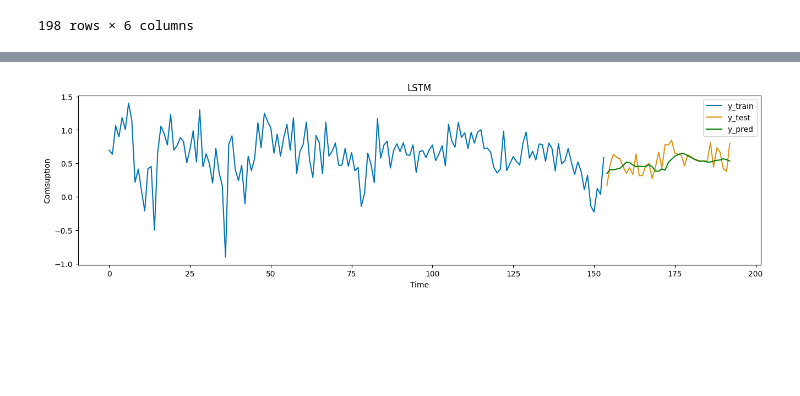
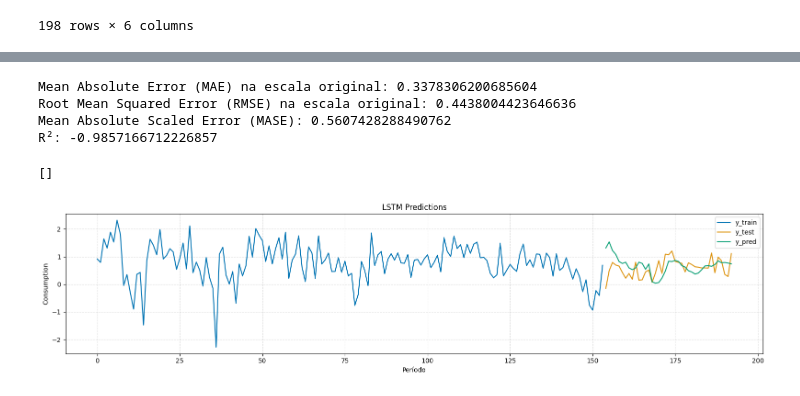
Before and after one commit to ramalhogs/Series_temporais_A2, a Jupyter notebook: LSTM.ipynb, the cells around one changed output, grey strips where cells are left out. Cells and saved outputs as stored; diff of their text form; code cells hidden in the pictures; blank space fills up the shorter version.

Commit message:
fix lstm and plot

```diff
--- a/LSTM.ipynb
+++ b/LSTM.ipynb
@@ -148,0 +75,17 @@ Plotando os resultados:
+# %%
+# Compilando o modelo
+model.compile(optimizer=Adam(learning_rate=0.001), loss="mean_squared_error")
+
+# Treinando o modelo
+history = model.fit(
+    X_train, y_train,
+    epochs=50, batch_size=8, verbose=1
+)
+
+# Avaliando o modelo no conjunto de teste
+loss = model.evaluate(X_test, y_test)
+print(f"Loss no conjunto de teste: {loss}")
+
+# Fazendo previsões
+X_test = np.array(X_test)
+y_pred = model.predict(X_test)
@@ -149,31 +110,53 @@ Plotando os resultados:
+# %%
+# Invertendo a escala do target
+y_test_original = scaler_y.inverse_transform(y_test)
+y_pred_original = scaler_y.inverse_transform(y_pred)
+
+# Calculando as métricas
+mae_original = mean_absolute_error(y_test_original, y_pred_original)
+rmse_original = np.sqrt(mean_squared_error(y_test_original, y_pred_original))
+
+# Calculando o MASE
+def mean_absolute_scaled_error(y_true, y_pred, y_train_original):
+    naive_forecast_errors = np.abs(np.diff(y_train_original.flatten()))
+    mae_naive = np.mean(naive_forecast_errors)
+    mae_model = mean_absolute_error(y_true, y_pred)
+    return mae_model / mae_naive
+
+# Invertendo a escala de y_train para o cálculo do MASE
+y_train_original = scaler_y.inverse_transform(y_train)
+
+mase_original = mean_absolute_scaled_error(y_test_original, y_pred_original, y_train_original)
+r2 = r2_score(y_test_original, y_pred_original)
+
+print(f"Mean Absolute Error (MAE) na escala original: {mae_original}")
+print(f"Root Mean Squared Error (RMSE) na escala original: {rmse_original}")
+print(f"Mean Absolute Scaled Error (MASE): {mase_original}")
+print(f"R²: {r2}")
+# %% [output]
+Mean Absolute Error (MAE) na escala original: 0.3378306200685604
+Root Mean Squared Error (RMSE) na escala original: 0.4438004423646636
+Mean Absolute Scaled Error (MASE): 0.5607428288490762
+R²: -0.9857166712226857
 # %%
-# Valores de treino na escala original
-y_train_original = scaler.inverse_transform(np.hstack([np.zeros((y_train.shape[0], scaled_data.shape[1] - 1)), y_train.reshape(-1, 1)]))[:, -1]
+import matplotlib.pyplot as plt
 
-# Criação do eixo temporal
 train_time = np.arange(len(y_train_original))
 test_time = np.arange(len(y_train_original), len(y_train_original) + len(y_test_original))
 
-# Gráfico
 plt.figure(figsize=(16, 4))
 
-# Valores de treino
 plt.plot(train_time, y_train_original, label="y_train", color='#0073b3')
+plt.plot(test_time, y_test_original, label="y_test", color='#dd930e')
+plt.plot(test_time, y_pred_original, label="y_pred", color='#099f74')
 
-# Valores reais (test set)
-plt.plot(test_time, y_test_original, label="y_test", color='#dd930e')
-
-# Valores preditos
-plt.plot(test_time, y_pred_original, label="y_pred", color='green')
-
-# Configuração do gráfico
-plt.title("LSTM")
-plt.xlabel("Time")
-plt.ylabel("Comsuption")
+plt.title("LSTM Predictions")
+plt.xlabel("Período")
+plt.ylabel("Consumption")
+plt.grid(linestyle='--', alpha=0.4, zorder=5)
 plt.legend()
-plt.grid(False)
-
-# Exibir o gráfico
-plt.show()
+plt.tight_layout()
+plt.plot()
 # %% [output]
+[]
-[figure, old version]
+[figure, new version]
```
Also changed, not shown: parts of 9 cells of this notebook.
